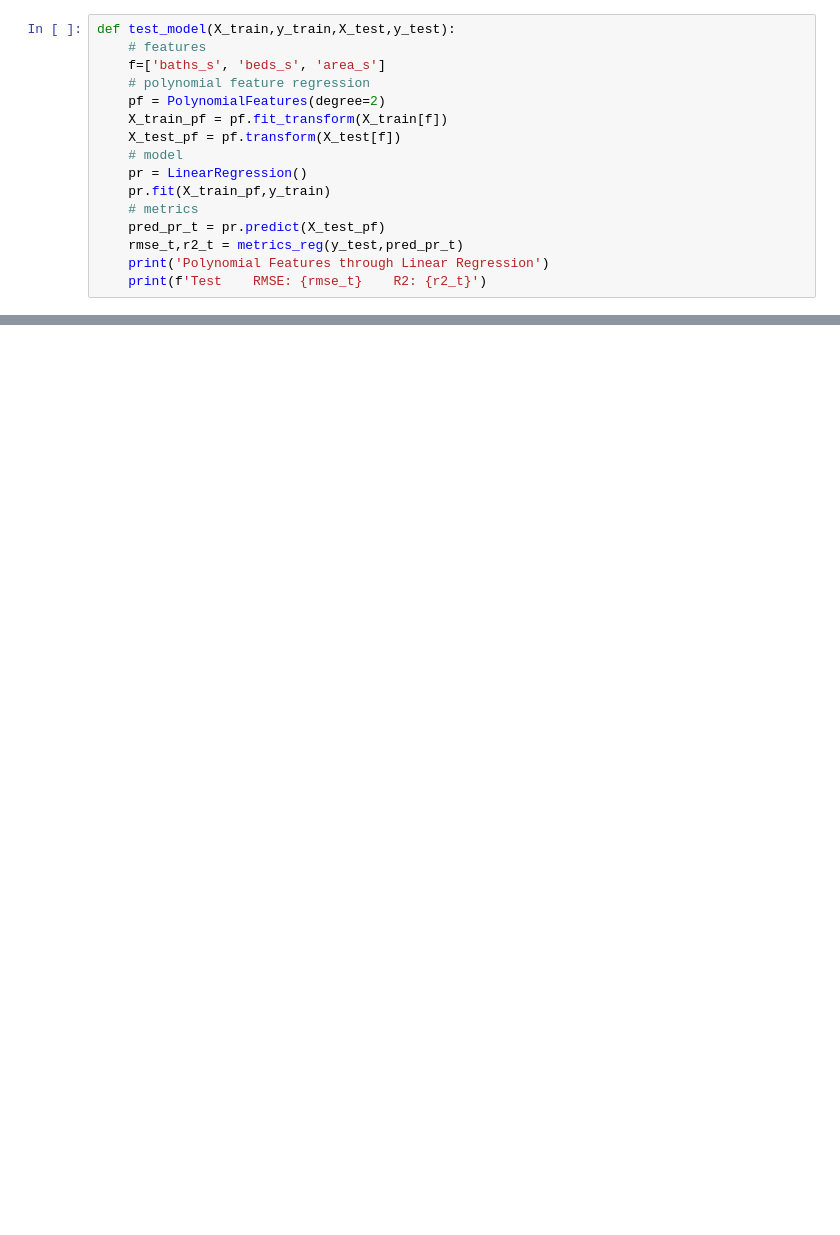
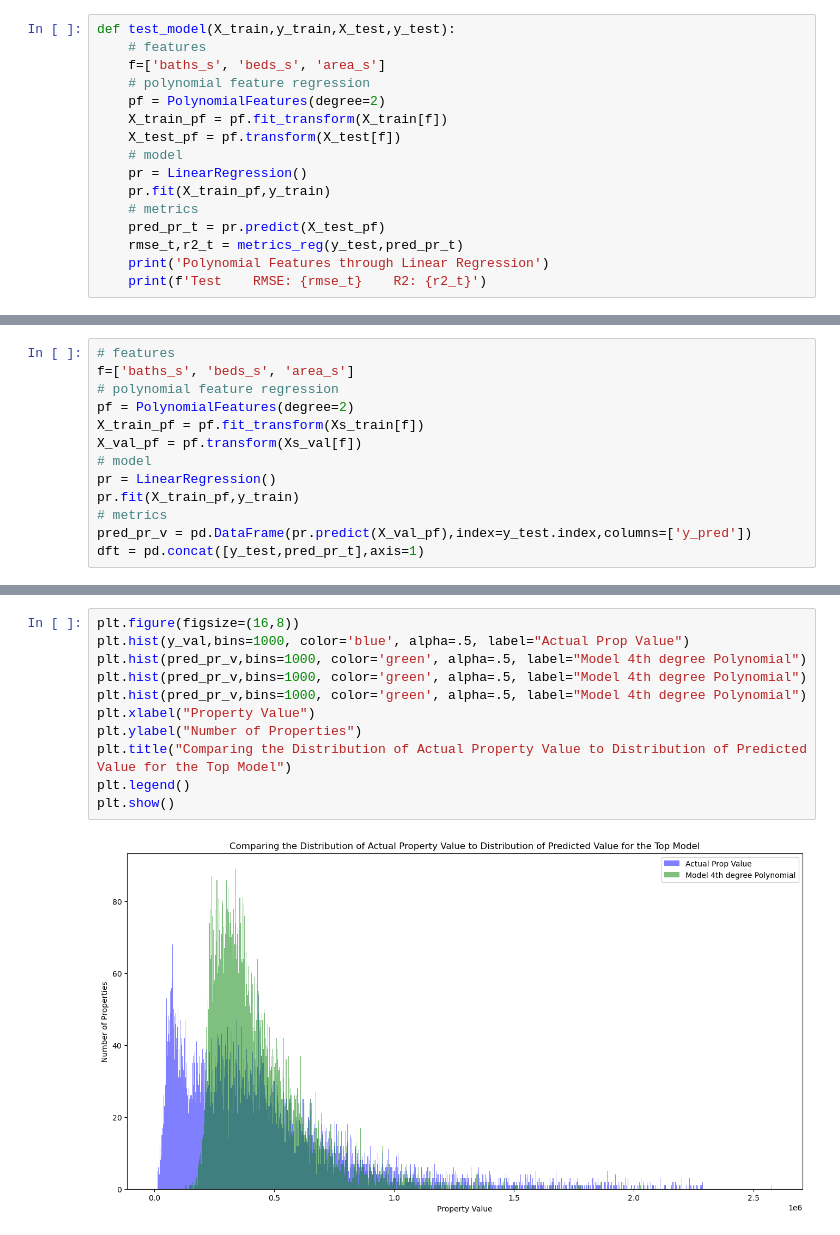
Before and after one commit to tkephart96/project_zillow, a Jupyter notebook: zillow_a.ipynb, the cells around one changed output, grey strips where cells are left out. Drawn from its saved outputs; the diff is of its cells as text; blank space fills up the shorter version.

```diff
--- a/zillow_a.ipynb
+++ b/zillow_a.ipynb
@@ -566,0 +566,13 @@ Test    RMSE: 301542.2033212134    R2: 0.3574351623495109
+# %%
+# features
+f=['baths_s', 'beds_s', 'area_s']
+# polynomial feature regression
+pf = PolynomialFeatures(degree=2)
+X_train_pf = pf.fit_transform(Xs_train[f])
+X_val_pf = pf.transform(Xs_val[f])
+# model
+pr = LinearRegression()
+pr.fit(X_train_pf,y_train)
+# metrics
+pred_pr_v = pd.DataFrame(pr.predict(X_val_pf),index=y_test.index,columns=['y_pred'])
+dft = pd.concat([y_test,pred_pr_t],axis=1)
@@ -566,0 +595,13 @@ Test    RMSE: 301542.2033212134    R2: 0.3574351623495109
+# %%
+plt.figure(figsize=(16,8))
+plt.hist(y_val,bins=1000, color='blue', alpha=.5, label="Actual Prop Value")
+plt.hist(pred_pr_v,bins=1000, color='green', alpha=.5, label="Model 4th degree Polynomial")
+plt.hist(pred_pr_v,bins=1000, color='green', alpha=.5, label="Model 4th degree Polynomial")
+plt.hist(pred_pr_v,bins=1000, color='green', alpha=.5, label="Model 4th degree Polynomial")
+plt.xlabel("Property Value")
+plt.ylabel("Number of Properties")
+plt.title("Comparing the Distribution of Actual Property Value to Distribution of Predicted Value for the Top Model")
+plt.legend()
+plt.show()
+# %% [output]
+[figure, added]
```
Also changed, not shown: parts of 31 cells of this notebook, 3 other files.
